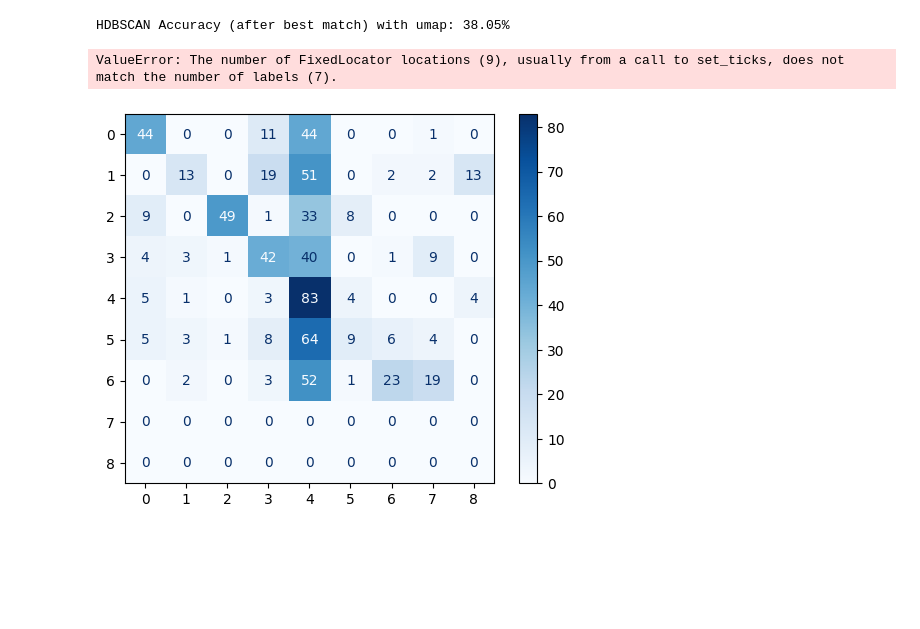
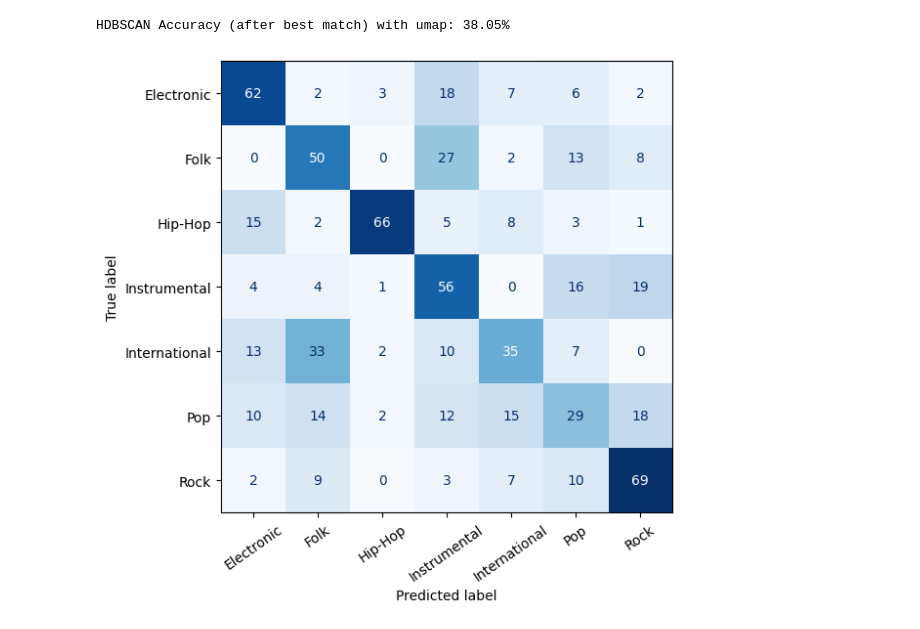
Before and after one commit to PulyaPolya/genres, a Jupyter notebook: ast_embedding_clustering.ipynb, the cells around one changed output. Saved outputs shown, nothing was run; the diff lists cells and outputs as text; code cells hidden in the pictures; blank space fills up the shorter version.

```diff
--- a/ast_embedding_clustering.ipynb
+++ b/ast_embedding_clustering.ipynb
@@ -790,3 +808,11 @@ def get_reduction_names(algorithm,n_components, n_neighbors = None, perplexities
         reduction_names= [ f"{algorithm}_p{str(elem)}" for elem in perplexities]
     reduction_names = [ f"{name}_c{str(n_n)}"  for name in reduction_names for n_n in n_components]
     return reduction_names
+# %%
+def get_clustering_names (algorithm, linkages= None, selections = None, min_clusters= None):
+    if algorithm == "Agglomerative":
+        reduction_names =  [ f"{algorithm}_{linkage}" for linkage in linkages]
+    elif algorithm == "HDBSCAN":
+         reduction_names =  [ f"{algorithm}_{selection}" for selection in selections]
+         reduction_names =   [ f"{name}_min{min_cluster}" for min_cluster in min_clusters for name in reduction_names]
+    return reduction_names
@@ -815,16 +849,16 @@ get_reduction_names("t-SNE",n_components = [2, 3], perplexities=[ 10, 30, 50,100
 import pandas as pd
 from tqdm import tqdm
 import random
-num_trials = 10
+num_trials = 50
 
-linkages = ["ward", "complete", "average"]
-algorithms_names = ["Kmeans",  "HDBSCAN"]
-algorithms_names =  [ f"Agglomerative_{linkage}"  for linkage in linkages] + algorithms_names
-linkages = ["ward", "complete", "average", "single"]
-reduction_names_umap = get_reduction_names("umap", n_components=[ 10, 50, 100],  n_neighbors  =[15, 30])
-reduction_names_tsne = get_reduction_names("t-SNE",n_components = [2, 3], perplexities=[ 10, 30, 50,100 ])
+
+reduction_names_umap = get_reduction_names("umap", n_components=[ 50, 100],  n_neighbors  =[15, 30])
+reduction_names_tsne = get_reduction_names("t-SNE",n_components = [2], perplexities=[  30, 50,100 ])
 reduction_names = ["PCA"] + reduction_names_umap + reduction_names_tsne
-perplexity, n_neighbors = None, None
+agglomerative_names = get_clustering_names("Agglomerative", linkages = ["ward", "complete", "average"])
+hdbscan_names = get_clustering_names("HDBSCAN", selections = ["eom", "leaf"], min_clusters=[15,  30])
+algorithms_names = ["Kmeans"] + agglomerative_names + hdbscan_names
+perplexity, n_neighbors, linkage, selection, min_cluster_size,  n_components  = None, None, None, None, None, None
 seeds = []
 df = pd.DataFrame(
     [[[] for _ in reduction_names] for _ in algorithms_names],
@@ -849,12 +883,13 @@ for i in tqdm(range(num_trials)):
             #print(algorithm)
             try:
                 if  algorithm.startswith("Agglomerative"):
-                    linkage = algorithm[14:]
-                else:
-                    linkage = None
+                    linkage = algorithm.split("_")[1]
+                elif algorithm.startswith("HDBSCAN"):
+                    selection = algorithm.split("_")[1]
+                    min_cluster_size = int( algorithm.split("_")[2][3:])
                 #print(linkage)
                 predicted_labels= cluster_points(name= algorithm, spectrograms_reduced=spectrograms_reduced, num_cluster = 7,
-                                                seed = seed, min_cluster_size =15, max_cluster_size= 120, eigen_tol= eigen_tol, linkage = linkage)
+                            seed = seed, min_cluster_size =min_cluster_size, max_cluster_size= 120, linkage = linkage, selection = selection)
                 acc = get_accuracy(true_labels_enc, predicted_labels)
                 #print(acc)
                 df.at[f"{algorithm}", reduction].append( "{:.2f}".format(acc*100))
@@ -927,38 +961,39 @@ from sklearn.metrics import confusion_matrix, ConfusionMatrixDisplay
 import matplotlib.pyplot as plt
 from collections import Counter
 
 # Create a dictionary to map clusters to the most frequent genre label in each cluster
 # cluster_to_label = {}
 # for cluster in range(kmeans.n_clusters):
 #     # Get the indices of the samples that belong to the current cluster
 #     cluster_indices = np.where(kmeans.labels_ == cluster)[0]
 
 #     # Get the true labels for those samples
 #     true_labels_for_cluster = true_labels_enc[cluster_indices]
 
 #     # Find the most frequent true label in the cluster
 #     most_common_label = Counter(true_labels_for_cluster).most_common(1)[0][0]
 
 #     # Map the cluster label to the most frequent true label
 #     cluster_to_label[cluster] = most_common_label
 
 # Create predicted labels that align with true labels based on the cluster-to-label mapping
 #aligned_predicted_labels = np.array([cluster_to_label[label] for label in kmeans.labels_])
 mapping = greedy_cluster_mapping(true_labels_enc, predicted_labels)
 aligned_predicted_labels = np.array([mapping[label] for label in predicted_labels])
 # Create the confusion matrix
 cm = confusion_matrix(true_labels_enc, aligned_predicted_labels)
-
+fig, ax = plt.subplots(figsize=(8, 6))
 # Create confusion matrix display
 disp = ConfusionMatrixDisplay(confusion_matrix=cm, display_labels=label_names)
-disp.plot(xticks_rotation='vertical', cmap='Blues')
 
+disp.plot( cmap='Blues', colorbar = False, ax = ax)
+plt.xticks(rotation=35)
 # Set the title and display the plot
-plt.title(f"Confusion Matrix: True Genres vs {algorithm} Clusters with {reduction}")
+#plt.title(f"Confusion Matrix: True Genres vs {algorithm} Clusters with {reduction}")
+plt.savefig("figures/cm_k-means_tsne_52.pdf", format="pdf", bbox_inches="tight")
 plt.show()
 # %% [output]
-ValueError: The number of FixedLocator locations (9), usually from a call to set_ticks, does not match the number of labels (7).
-[figure, old version]
+[figure, new version]
 # %%
 import numpy as np
 from sklearn.metrics import confusion_matrix, ConfusionMatrixDisplay
```
Also changed, not shown: parts of 13 cells of this notebook, 1 other file.
